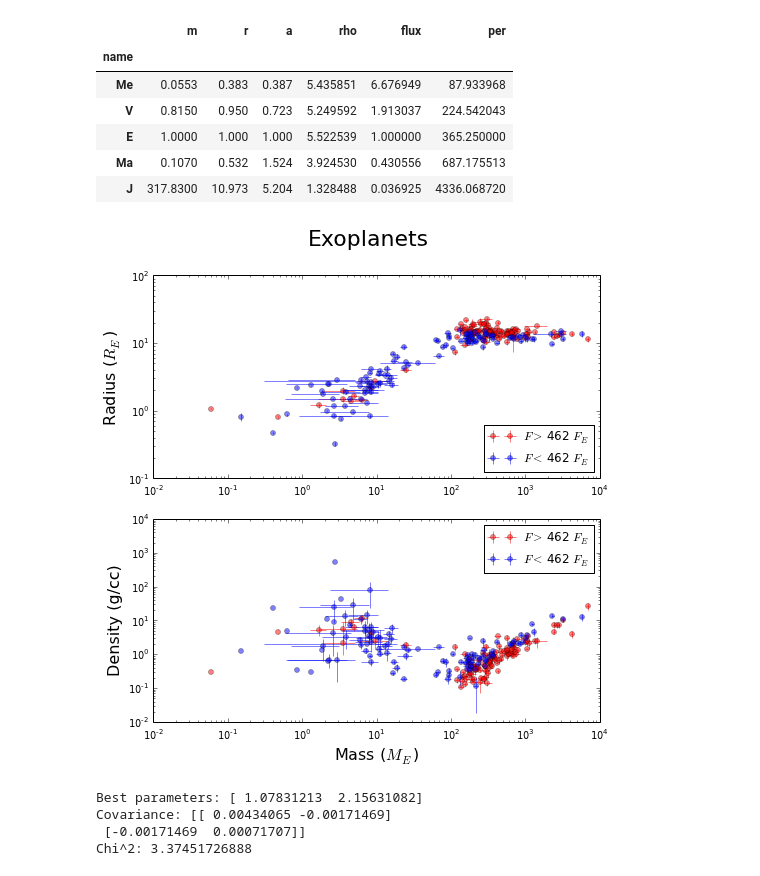
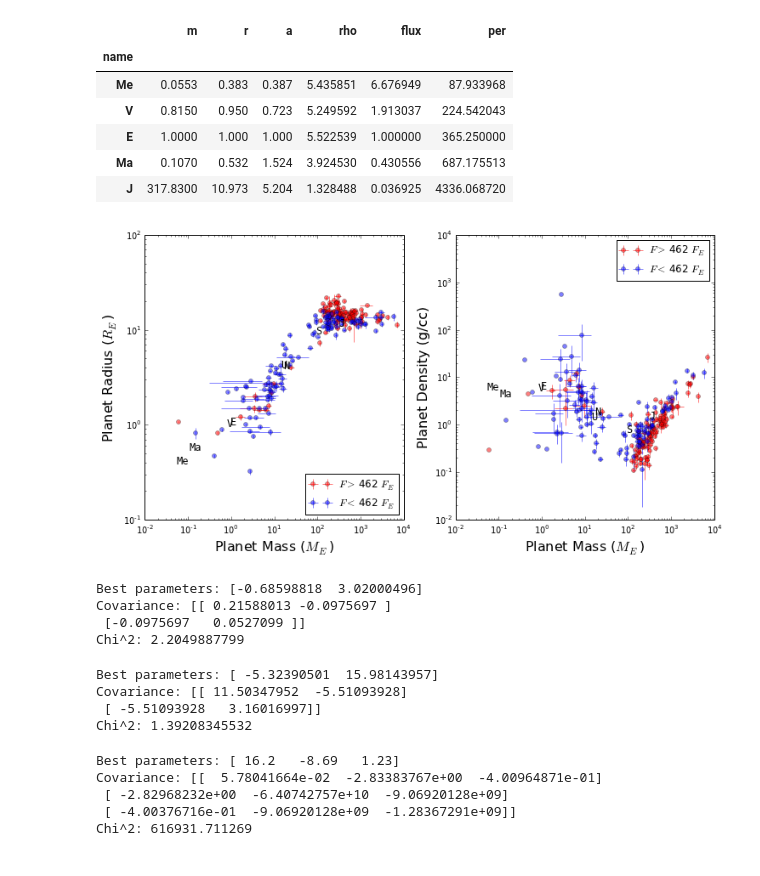
Before and after one commit to sealauren/mrf, a Jupyter notebook: plot_mr.ipynb, the cells around one changed output. Saved outputs shown, nothing was run; the diff lists cells and outputs as text; code cells hidden in the pictures.

```diff
--- a/plot_mr.ipynb
+++ b/plot_mr.ipynb
@@ -70,52 +82,88 @@ ss.head()
 | Ma | 0.1070 | 0.532 | 1.524 | 3.924530 | 0.430556 | 687.175513 |
 | J | 317.8300 | 10.973 | 5.204 | 1.328488 | 0.036925 | 4336.068720 |
 # %%
-fig = plt.figure(figsize=(8,8))
-ax1 = fig.add_subplot(2,1,1, xscale="log", yscale="log")
-ax2 = fig.add_subplot(2,1,2, xscale="log", yscale="log")
+fig = plt.figure()
+ax1 = fig.add_subplot(1,2,1, xscale="log", yscale="log")
+ax2 = fig.add_subplot(1,2,2, xscale="log", yscale="log")
 #ax1.errorbar(df.m, df.r, xerr=df.umsini, yerr=df.ur, fmt='o', markersize=5,
 #             alpha =0.5, color='k'); # black option
 ax1.errorbar(df_hot.m, df_hot.r, xerr=df_hot.um, yerr=df_hot.ur,
              fmt='o', markersize=5,
              alpha=0.5, color='r', label='$F > $ %i $F_E$'%medf,
              capsize=0);
 ax1.errorbar(df_cold.m, df_cold.r, xerr=df_cold.um, yerr=df_cold.ur,
              fmt='o', markersize=5,
              alpha =0.5, color='b', label='$F < $ %i $F_E$'%medf,
              capsize=0);
+for x in zip(ss.m,ss.r,ss.index):
+    ax1.text(x[0], x[1], x[2], fontsize=12, family='monospace', color='k')
 ax2.errorbar(df_hot.m, df_hot.rho, xerr=df_hot.um, yerr=df_hot.urho,
              fmt='o', markersize=5,
              alpha=0.5, color='r', label='$F > $ %i $F_E$'%medf,
              capsize=0);
 ax2.errorbar(df_cold.m, df_cold.rho, xerr=df_cold.um, yerr=df_cold.urho,
              fmt='o', markersize=5,
              alpha=0.5, color='b', label='$F < $ %i $F_E$'%medf,
              capsize=0);
-
-fig.suptitle('Exoplanets', fontsize=22)
-ax2.set_xlabel('Mass ($M_E$)', fontsize=16)
-ax1.set_ylabel('Radius ($R_E$)',fontsize=16)
+for x in zip(ss.m,ss.rho,ss.index):
+    ax2.text(x[0], x[1], x[2], fontsize=12, family='monospace', color='k')
+#fig.suptitle('Exoplanets', fontsize=22)
+ax1.set_xlabel('Planet Mass ($M_E$)', fontsize=16)
+ax2.set_xlabel('Planet Mass ($M_E$)', fontsize=16)
+ax1.set_ylabel('Planet Radius ($R_E$)',fontsize=16)
+ax2.set_ylabel('Planet Density (g/cc)',fontsize=16)
 ax1.legend(loc='lower right');
-ax2.set_ylabel('Density (g/cc)',fontsize=16)
 ax2.legend(loc='upper right');
+fig.set_size_inches(12,6)
+plt.savefig('mrf.eps')
 # %% [output]
-[figure, old version]
+[figure, new version]
 # %%
 fitfunc = lambda p, x: p[0] + p[1] * x
-errfunc = lambda p, x, y, err: ((y - fitfunc(p, x)) / err)**2.
+errfunc = lambda p, x, y, err: (y - fitfunc(p, x)) / err
 from scipy.optimize import leastsq
 out = leastsq(errfunc,  [0.2,2.5], args=(sp.r, sp.m, sp.um),full_output=1)
 print "Best parameters:", out[0]
 print "Covariance:", out[1]
-print "Chi^2:", errfunc(out[0],sp.r,sp.m,sp.um).sum()/(len(sp.m) - len(out[0]))
+print "Chi^2:", (errfunc(out[0],sp.r,sp.m,sp.um)**2.).sum()/(len(sp.m) - len(out[0]))
 best_pars = out[0]
 rarr = linspace(0.0, 4.0, 101)
 marr = fitfunc(best_pars,rarr)
 darr = (marr*mearth)/(4./3.*pi*(rarr*rearth)**3)
+darr[darr < 0] = 100
 # %% [output]
-Best parameters: [ 1.07831213  2.15631082]
-Covariance: [[ 0.00434065 -0.00171469]
- [-0.00171469  0.00071707]]
-Chi^2: 3.37451726888
+Best parameters: [-0.68598818  3.02000496]
+Covariance: [[ 0.21588013 -0.0975697 ]
+ [-0.0975697   0.0527099 ]]
+Chi^2: 2.2049887799
+# %%
+fitfunc2 = lambda p, x: p[0] * pow(x,-3.) + p[1] * pow(x,-2.)
+errfunc2 = lambda p, x, y, err: (y - fitfunc2(p, x)) / err
+out2 = leastsq(errfunc2,  [2.5,2.5], args=(sp.r, sp.rho, sp.urho),full_output=1)
+print "Best parameters:", out2[0]
+print "Covariance:", out2[1]
+print "Chi^2:", (errfunc2(out2[0],sp.r,sp.rho,sp.urho)**2.).sum()/(len(sp.rho) - len(out2[0]))
+best_pars_d = out2[0]
+darr2 = best_pars_d[0]/rarr**3. + best_pars_d[1]/rarr**2.
+# %% [output]
+Best parameters: [ -5.32390501  15.98143957]
+Covariance: [[ 11.50347952  -5.51093928]
+ [ -5.51093928   3.16016997]]
+Chi^2: 1.39208345532
+# %%
+fitfunc3 = lambda p, x: p[0] + p[1] * x * p[2] * x**2.
+errfunc3 = lambda p, x, y, err: (y - fitfunc3(p, x)) / err
+out3 = leastsq(errfunc3,  [16.2,-8.69,1.23], args=(sp_clean.r, sp_clean.rho, sp_clean.urho),full_output=1, xtol=4)
+print "Best parameters:", out3[0]
+print "Covariance:", out3[1]
+print "Chi^2:", (errfunc3(out3[0],sp_clean.r,sp_clean.rho,sp_clean.urho)**2).sum()/(len(sp_clean.rho) - len(out3[0]))
+best_q = out3[0]
+darr3 = best_q[0] + best_q[1] * rarr + best_q[2] * rarr**2.
+# %% [output]
+Best parameters: [ 16.2   -8.69   1.23]
+Covariance: [[  5.78041664e-02  -2.83383767e+00  -4.00964871e-01]
+ [ -2.82968232e+00  -6.40742757e+10  -9.06920128e+09]
+ [ -4.00376716e-01  -9.06920128e+09  -1.28367291e+09]]
+Chi^2: 616931.711269
 # %%
 rwm, rwd, urw, mw, umw, rhow, urhow = [], [], [], [], [], [], []
```
Also changed, not shown: parts of 24 cells of this notebook, 26 other files.
